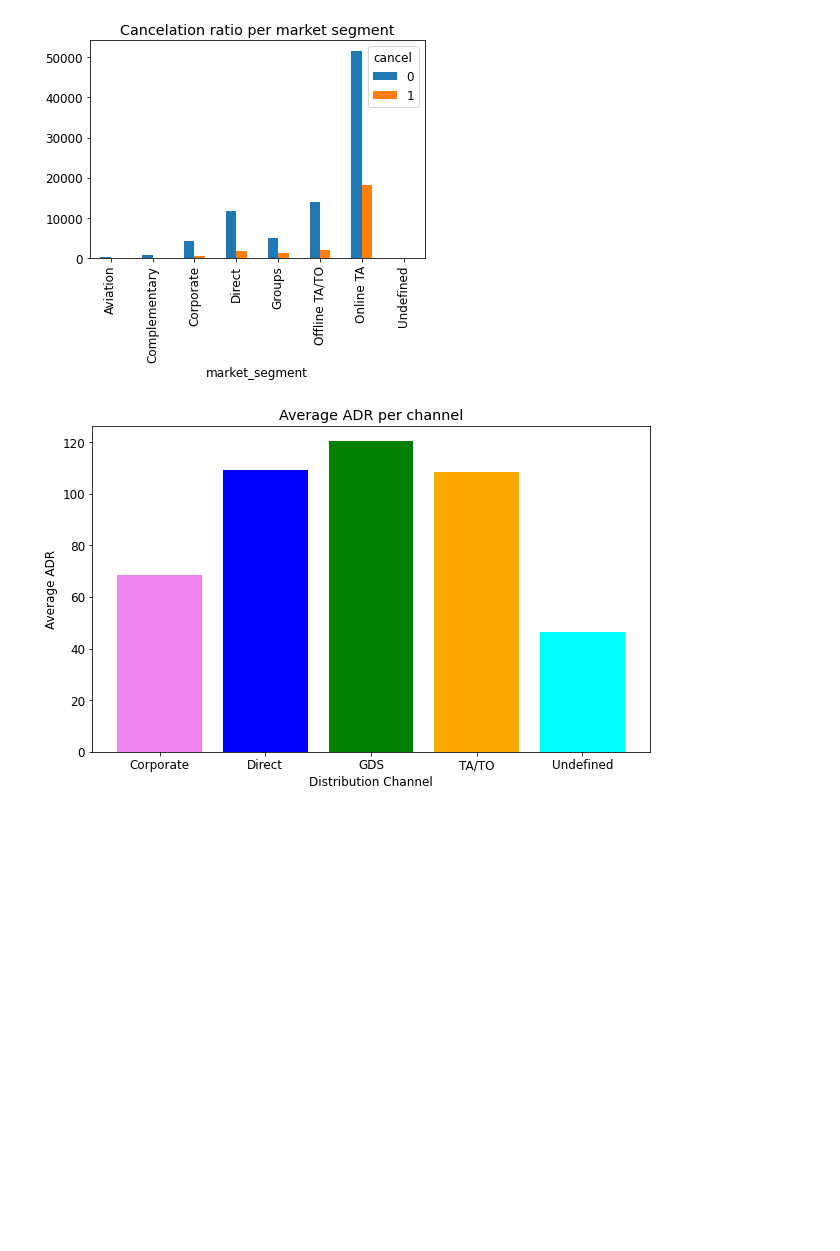
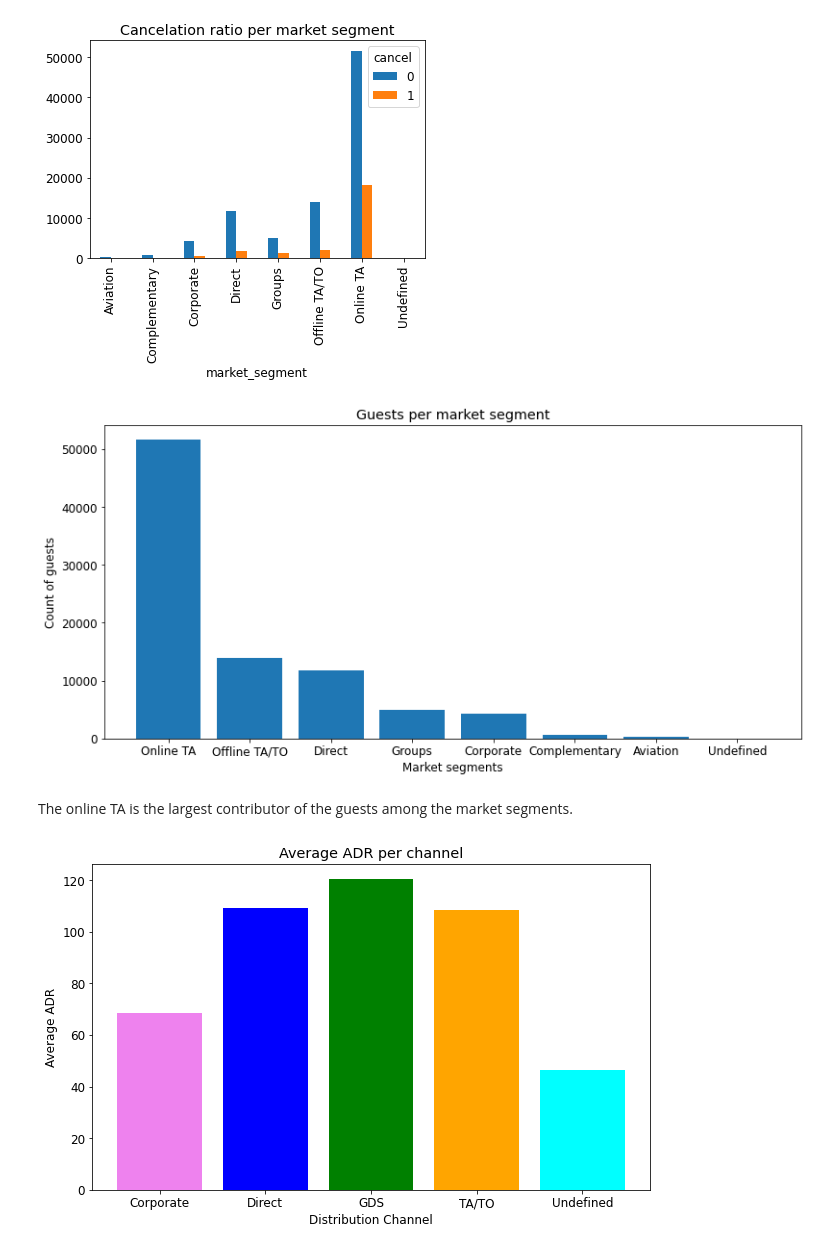
Before and after one commit to jatinsharma16/Capstone-Project-EDA, a Jupyter notebook: Hotel_Booking_Analysis_Capstone_Project.ipynb, the cells around one changed output. Drawn from its saved outputs; the diff is of its cells as text; code cells hidden in the pictures; blank space fills up the shorter version.

```diff
--- a/Hotel_Booking_Analysis_Capstone_Project.ipynb
+++ b/Hotel_Booking_Analysis_Capstone_Project.ipynb
@@ -557,6 +591,17 @@ plt.show()
 # %% [output]
 <Figure size 1080x720 with 0 Axes>
 [figure]
+# %%
+plt.figure(figsize=(13, 6))
+plt.bar(x = 'index', height='market_segment', data = df['market_segment'].value_counts().reset_index())
+plt.xlabel('Market segments')
+plt.ylabel('Count of guests')
+plt.title('Guests per market segment')
+plt.show()
+# %% [output]
+[figure, added]
+# %% [markdown]
+The online TA is the largest contributor of the guests among the market segments.
 # %%
 df_dist_adr = df.groupby('distribution_channel')['adr'].mean().reset_index()
 plt.figure(figsize=(10, 6))
```
Also changed, not shown: parts of 29 cells of this notebook.
